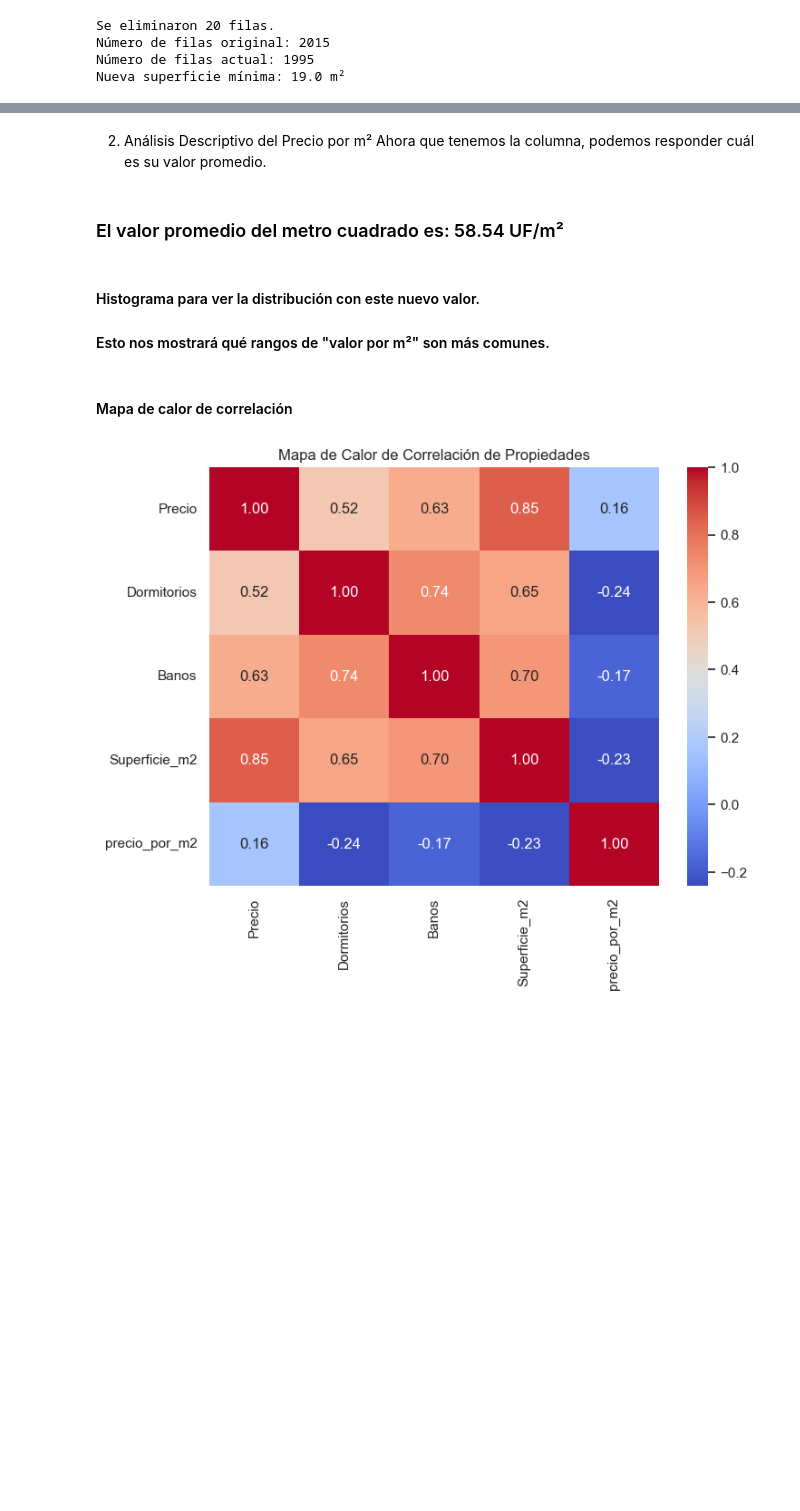
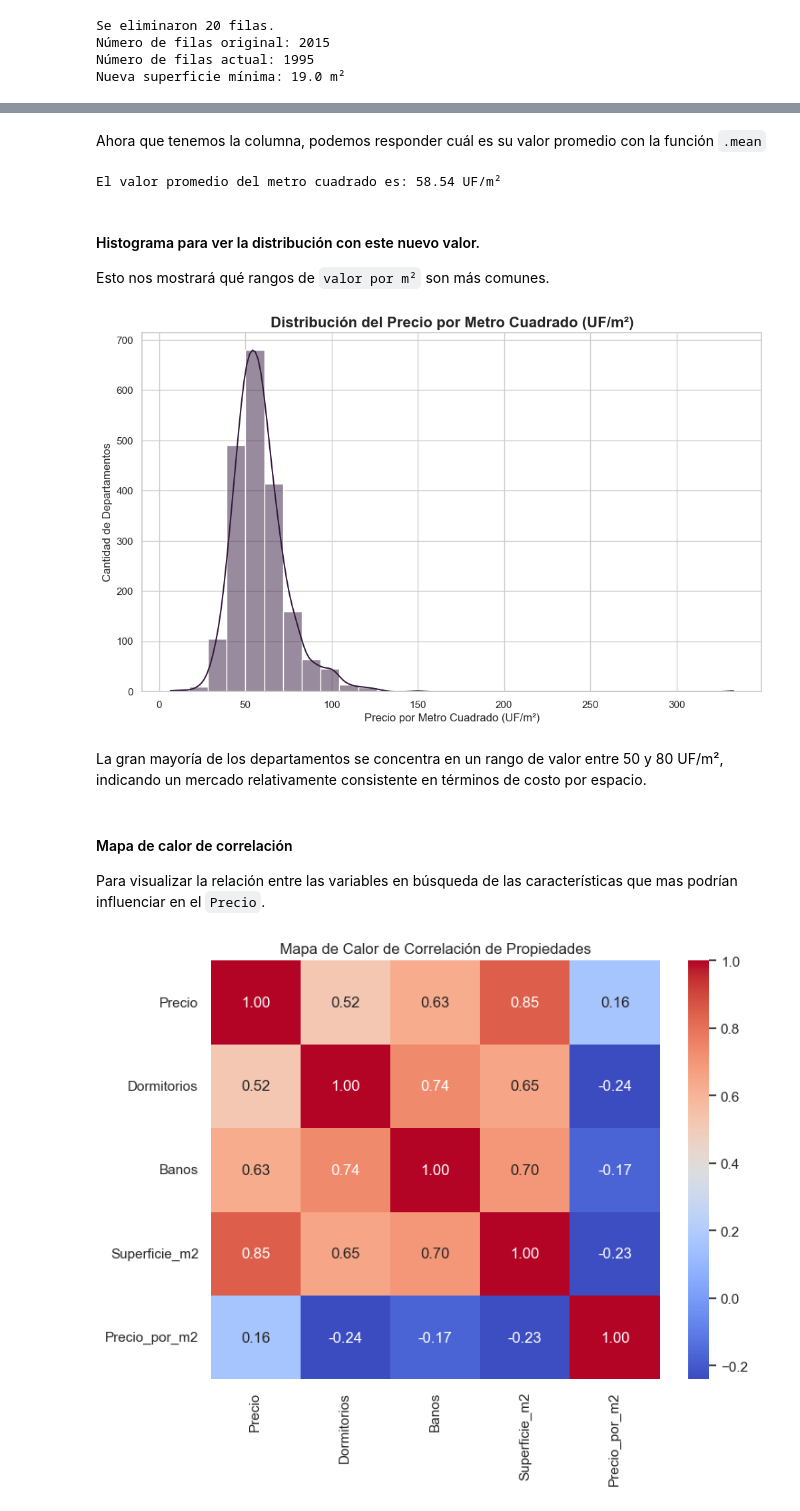
Before and after one commit to Ricardouchub/Web-Scraping-Mercadolibre-Inmuebles, a Jupyter notebook: Parte 2 - Limpieza EDA Charts.ipynb, the cells around one changed output, grey strips where cells are left out. Saved outputs shown, nothing was run; the diff lists cells and outputs as text; code cells hidden in the pictures; blank space fills up the shorter version.

```diff
--- a/Parte 2 - Limpieza EDA Charts.ipynb
+++ b/Parte 2 - Limpieza EDA Charts.ipynb
@@ -557,9 +530,6 @@ Nueva superficie mínima: 19.0 m²
 # %%
-# 1. Creación de la Columna precio_por_m2
-Primero, calculamos y añadimos la nueva columna a nuestro DataFrame.
-
 # Creamos la nueva columna 'precio_por_m2' dividiendo el Precio por la Superficie
-df_final['precio_por_m2'] = df_final['Precio'] / df_final['Superficie_m2']
+df_final['Precio_por_m2'] = df_final['Precio'] / df_final['Superficie_m2']
 
 # Verificamos el resultado mostrando las primeras filas, ahora con la nueva columna
 df_final.head()
@@ -566,34 +544,34 @@ df_final.head()
 # %% [markdown]
-2. Análisis Descriptivo del Precio por m²
-Ahora que tenemos la columna, podemos responder cuál es su valor promedio.
+Ahora que tenemos la columna, podemos responder cuál es su valor promedio con la función `.mean`
 # %%
 # Calculamos el valor promedio del metro cuadrado
-valor_promedio_m2 = df_final['precio_por_m2'].mean()
+valor_promedio_m2 = df_final['Precio_por_m2'].mean()
 print(f"El valor promedio del metro cuadrado es: {valor_promedio_m2:.2f} UF/m²")
-
-# Obtenemos un resumen estadístico completo de la nueva métrica
-print("\n--- Resumen Estadístico del Precio por m² ---")
-print(df_final['precio_por_m2'].describe())
+# %% [output]
+El valor promedio del metro cuadrado es: 58.54 UF/m²
-# %% [markdown]
-### El valor promedio del metro cuadrado es: 58.54 UF/m²
 # %% [markdown]
 #### Histograma para ver la distribución con este nuevo valor.
-#### Esto nos mostrará qué rangos de "valor por m²" son más comunes.
+Esto nos mostrará qué rangos de `valor por m²` son más comunes.
 # %%
 # Configuramos el tema y el tamaño del gráfico
 sns.set_theme(style="whitegrid", palette="rocket")
 plt.figure(figsize=(12, 7))
 
 # Creamos el histograma para nuestra nueva métrica
-sns.histplot(data=df_final, x='precio_por_m2', kde=True, bins=30)
+sns.histplot(data=df_final, x='Precio_por_m2', kde=True, bins=30)
 
 # Añadimos títulos y etiquetas
 plt.title('Distribución del Precio por Metro Cuadrado (UF/m²)', fontsize=16, weight='bold')
 plt.xlabel('Precio por Metro Cuadrado (UF/m²)', fontsize=12)
 plt.ylabel('Cantidad de Departamentos', fontsize=12)
 
 # Mostramos el gráfico
 plt.show()
+# %% [output]
+[figure, added]
+# %% [markdown]
+La gran mayoría de los departamentos se concentra en un rango de valor entre 50 y 80 UF/m², indicando un mercado relativamente consistente en términos de costo por espacio.
 # %% [markdown]
 #### Mapa de calor de correlación
+Para visualizar la relación entre las variables en búsqueda de las características que mas podrían influenciar en el `Precio`.
 # %%
```
Also changed, not shown: parts of 46 cells of this notebook.
